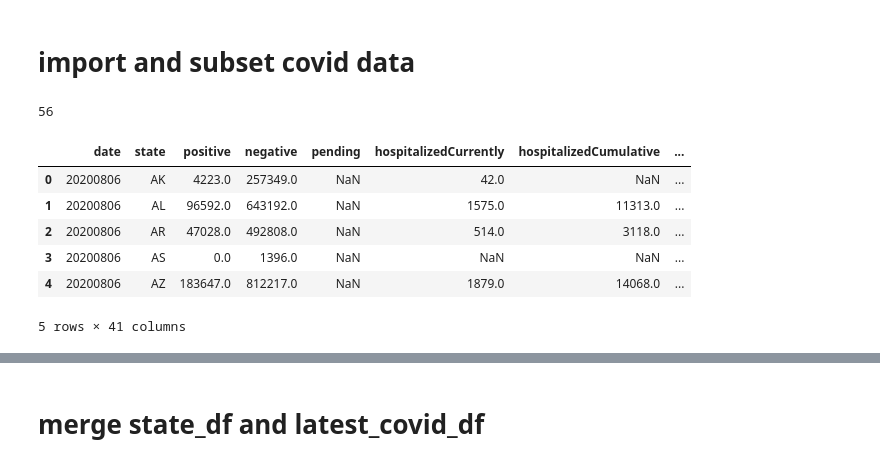
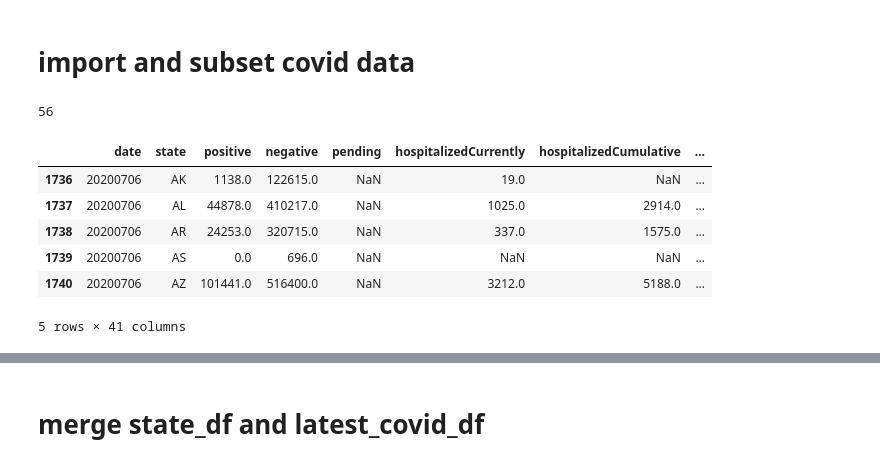
Before and after one commit to Kthomas09/GWU-Project-1, a Jupyter notebook: Final_data_linear_analysis.ipynb, the cells around one changed output, grey strips where cells are left out. Saved outputs shown, nothing was run; the diff lists cells and outputs as text; code cells hidden in the pictures.

```diff
--- a/Final_data_linear_analysis.ipynb
+++ b/Final_data_linear_analysis.ipynb
@@ -194,16 +202,16 @@ See the caveats in the documentation: https://pandas.pydata.org/pandas-docs/stab
 # import and subset covid data
 # %%
 covid_df=pd.read_csv("data_resources/Covid_Data.csv")
-covid_df.head()
-latest_covid_df = covid_df.loc[covid_df["date"]==20200806]
+covid_df
+latest_covid_df = covid_df.loc[covid_df["date"]==20200706]
 print(len(latest_covid_df))
 latest_covid_df.head()
 # %% [output]
 56
 |  | date | state | positive | negative | pending | hospitalizedCurrently | hospitalizedCumulative | ... |
-| 0 | 20200806 | AK | 4223.0 | 257349.0 | NaN | 42.0 | NaN | ... |
-| 1 | 20200806 | AL | 96592.0 | 643192.0 | NaN | 1575.0 | 11313.0 | ... |
-| 2 | 20200806 | AR | 47028.0 | 492808.0 | NaN | 514.0 | 3118.0 | ... |
-| 3 | 20200806 | AS | 0.0 | 1396.0 | NaN | NaN | NaN | ... |
-| 4 | 20200806 | AZ | 183647.0 | 812217.0 | NaN | 1879.0 | 14068.0 | ... |
+| 1736 | 20200706 | AK | 1138.0 | 122615.0 | NaN | 19.0 | NaN | ... |
+| 1737 | 20200706 | AL | 44878.0 | 410217.0 | NaN | 1025.0 | 2914.0 | ... |
+| 1738 | 20200706 | AR | 24253.0 | 320715.0 | NaN | 337.0 | 1575.0 | ... |
+| 1739 | 20200706 | AS | 0.0 | 696.0 | NaN | NaN | NaN | ... |
+| 1740 | 20200706 | AZ | 101441.0 | 516400.0 | NaN | 3212.0 | 5188.0 | ... |
 5 rows × 41 columns
```
Also changed, not shown: parts of 8 cells of this notebook, 1 other file.
